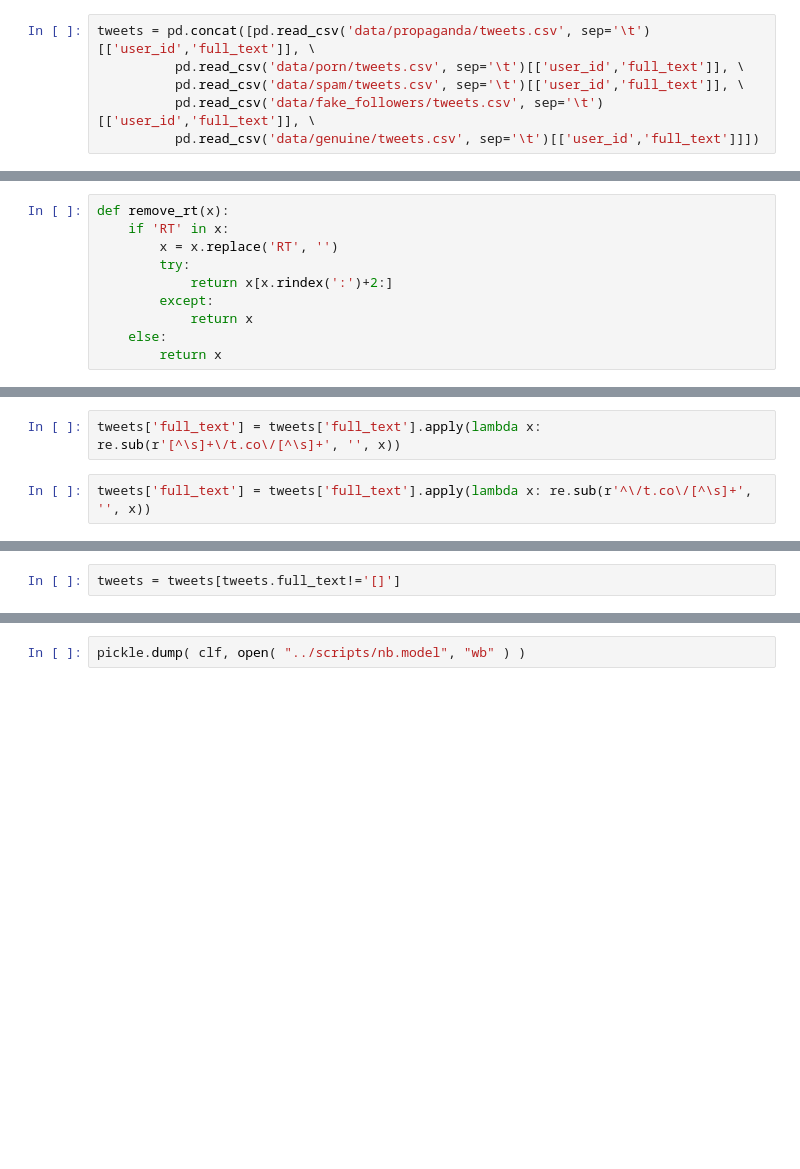
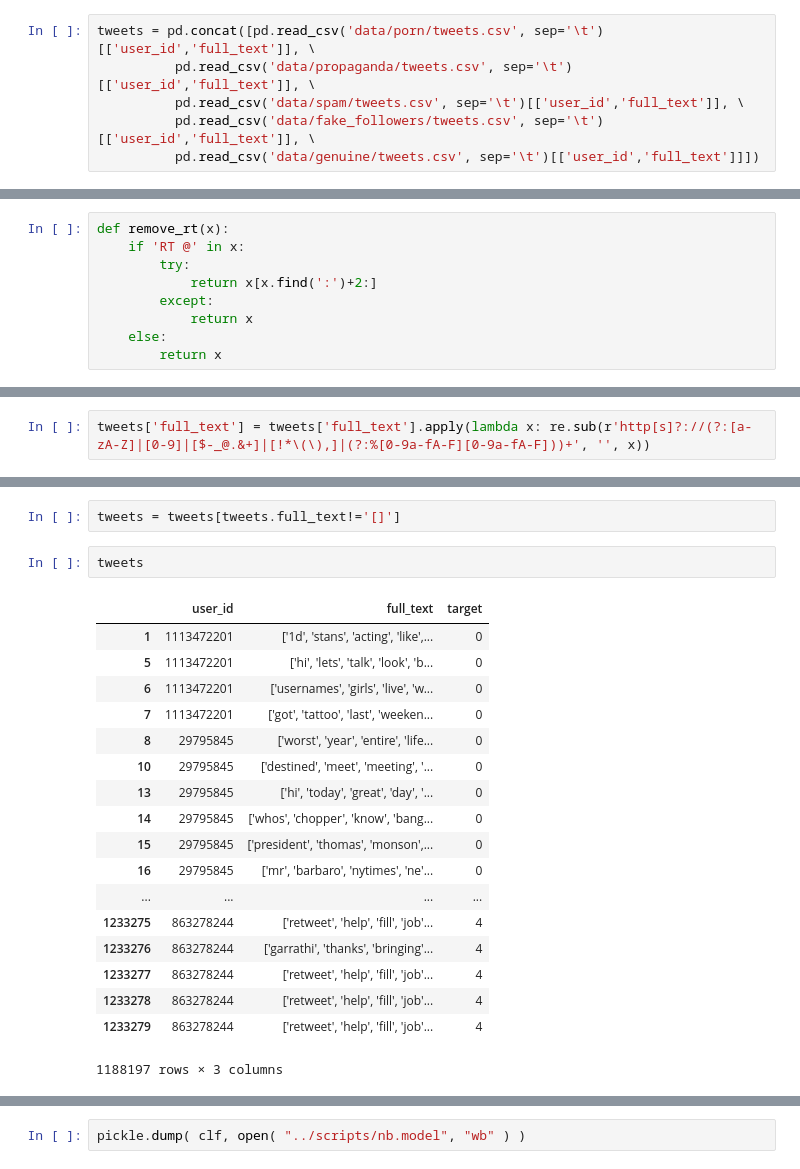
Before and after one commit to dippi8/SocialBotIdentification, a Jupyter notebook: Code/classification/10-NB_train.ipynb, the cells around one changed output, grey strips where cells are left out. Drawn from its saved outputs; the diff is of its cells as text; blank space fills up the shorter version.

```diff
--- a/Code/classification/10-NB_train.ipynb
+++ b/Code/classification/10-NB_train.ipynb
@@ -19,8 +19,8 @@ users = pd.read_csv('data/full/train.csv')
 # %%
 users = users[['user_id','target']]
 # %%
-tweets = pd.concat([pd.read_csv('data/propaganda/tweets.csv', sep='\t')[['user_id','full_text']], \
-          pd.read_csv('data/porn/tweets.csv', sep='\t')[['user_id','full_text']], \
+tweets = pd.concat([pd.read_csv('data/porn/tweets.csv', sep='\t')[['user_id','full_text']], \
+          pd.read_csv('data/propaganda/tweets.csv', sep='\t')[['user_id','full_text']], \
           pd.read_csv('data/spam/tweets.csv', sep='\t')[['user_id','full_text']], \
           pd.read_csv('data/fake_followers/tweets.csv', sep='\t')[['user_id','full_text']], \
           pd.read_csv('data/genuine/tweets.csv', sep='\t')[['user_id','full_text']]])
@@ -32,10 +32,9 @@ tweets = pd.merge(tweets, users, on='user_id')
 tweets.drop(['user_id'], axis=1, inplace=True)
 # %%
 def remove_rt(x):
-    if 'RT' in x:
-        x = x.replace('RT', '')
+    if 'RT @' in x:
         try:
-            return x[x.rindex(':')+2:]
+            return x[x.find(':')+2:]
         except:
             return x
     else:
@@ -58,7 +55,5 @@ tweets['full_text'] = tweets['full_text'].apply(lambda x: remove_rt(x))
 # %%
-tweets['full_text'] = tweets['full_text'].apply(lambda x: re.sub(r'[^\s]+\/t.co\/[^\s]+', '', x))
+tweets['full_text'] = tweets['full_text'].apply(lambda x: re.sub(r'http[s]?://(?:[a-zA-Z]|[0-9]|[$-_@.&+]|[!*\(\),]|(?:%[0-9a-fA-F][0-9a-fA-F]))+', '', x))
-# %%
-tweets['full_text'] = tweets['full_text'].apply(lambda x: re.sub(r'^\/t.co\/[^\s]+', '', x))
 # %%
 tweets['full_text'] = tweets['full_text'].apply(lambda x: re.sub(r'[^\w\s]','',x))
 # %%
@@ -69,6 +64,27 @@ tweets['full_text'] = tweets['full_text'].apply(lambda x: remove_stop(x))
 tweets['full_text'] = tweets['full_text'].astype(str)
 # %%
 tweets = tweets[tweets.full_text!='[]']
+# %%
+tweets
+# %% [output]
+|  | user_id | full_text | target |
+| 1 | 1113472201 | ['1d', 'stans', 'acting', 'like',... | 0 |
+| 5 | 1113472201 | ['hi', 'lets', 'talk', 'look', 'b... | 0 |
+| 6 | 1113472201 | ['usernames', 'girls', 'live', 'w... | 0 |
+| 7 | 1113472201 | ['got', 'tattoo', 'last', 'weeken... | 0 |
+| 8 | 29795845 | ['worst', 'year', 'entire', 'life... | 0 |
+| 10 | 29795845 | ['destined', 'meet', 'meeting', '... | 0 |
+| 13 | 29795845 | ['hi', 'today', 'great', 'day', '... | 0 |
+| 14 | 29795845 | ['whos', 'chopper', 'know', 'bang... | 0 |
+| 15 | 29795845 | ['president', 'thomas', 'monson',... | 0 |
+| 16 | 29795845 | ['mr', 'barbaro', 'nytimes', 'ne'... | 0 |
+| ... | ... | ... | ... |
+| 1233275 | 863278244 | ['retweet', 'help', 'fill', 'job'... | 4 |
+| 1233276 | 863278244 | ['garrathi', 'thanks', 'bringing'... | 4 |
+| 1233277 | 863278244 | ['retweet', 'help', 'fill', 'job'... | 4 |
+| 1233278 | 863278244 | ['retweet', 'help', 'fill', 'job'... | 4 |
+| 1233279 | 863278244 | ['retweet', 'help', 'fill', 'job'... | 4 |
+1188197 rows × 3 columns
 # %%
 stemmer = SnowballStemmer("english", ignore_stopwords=True)
 
```
Also changed, not shown: parts of 5 cells of this notebook, 4 other files.
